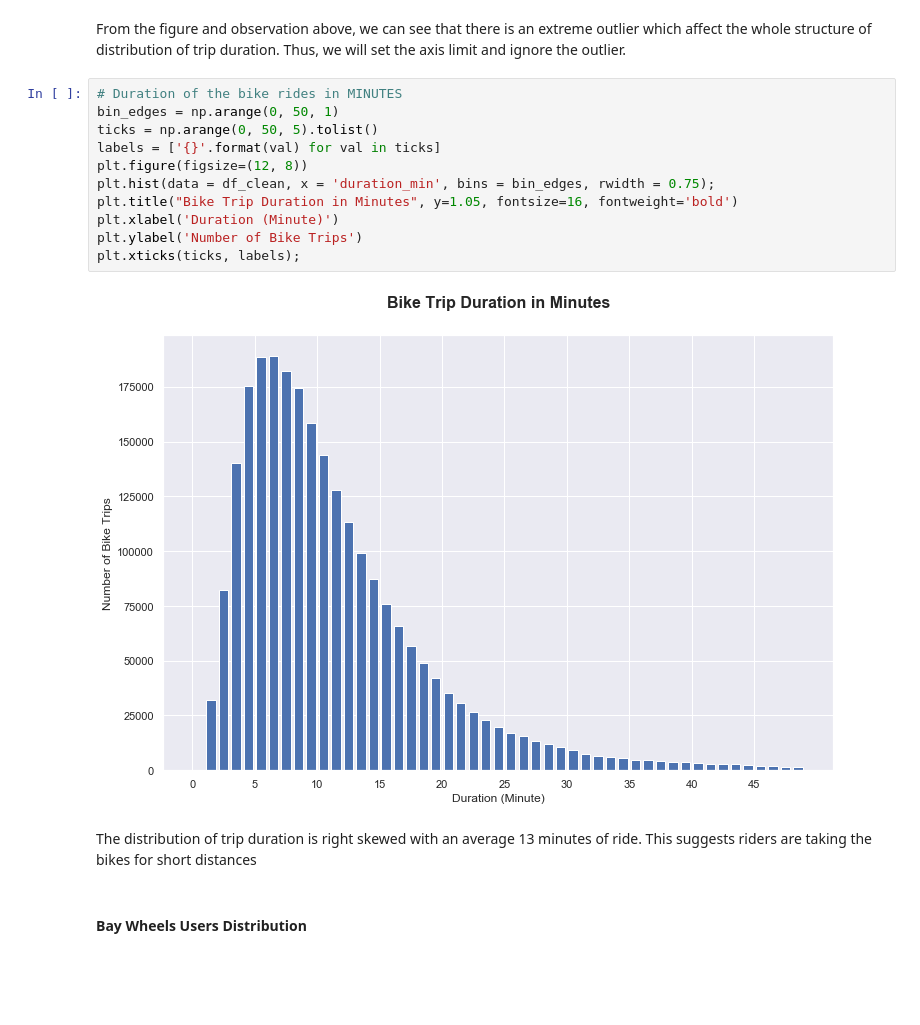
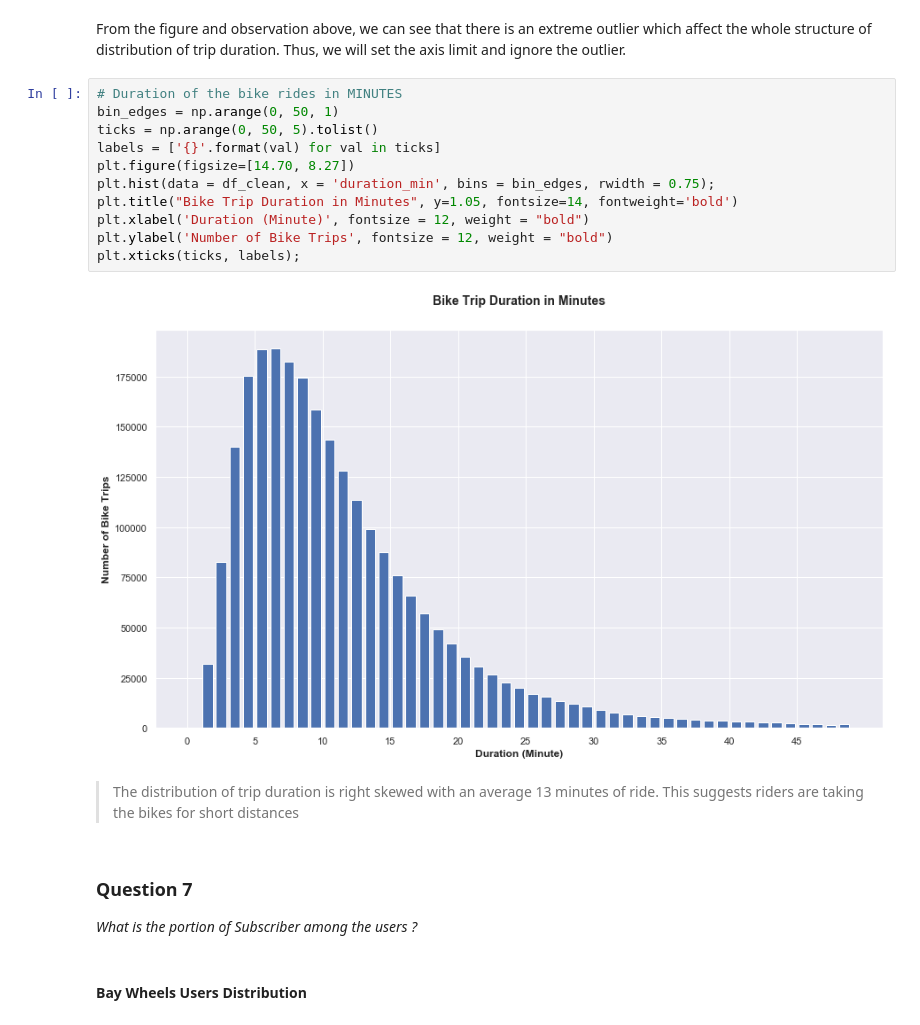
Before and after one commit to Kennedy0904/Udacity, a Jupyter notebook: Project Communicate_Data_Findings/exploration_template.ipynb, the cells around one changed output. Saved outputs shown, nothing was run; the diff lists cells and outputs as text; blank space fills up the shorter version.

```diff
--- a/Project Communicate_Data_Findings/exploration_template.ipynb
+++ b/Project Communicate_Data_Findings/exploration_template.ipynb
@@ -610,18 +640,21 @@ From the figure and observation above, we can see that there is an extreme outli
 # %%
 # Duration of the bike rides in MINUTES
 bin_edges = np.arange(0, 50, 1)
 ticks = np.arange(0, 50, 5).tolist()
 labels = ['{}'.format(val) for val in ticks]
-plt.figure(figsize=(12, 8))
+plt.figure(figsize=[14.70, 8.27])
 plt.hist(data = df_clean, x = 'duration_min', bins = bin_edges, rwidth = 0.75);
-plt.title("Bike Trip Duration in Minutes", y=1.05, fontsize=16, fontweight='bold')
-plt.xlabel('Duration (Minute)')
-plt.ylabel('Number of Bike Trips')
+plt.title("Bike Trip Duration in Minutes", y=1.05, fontsize=14, fontweight='bold')
+plt.xlabel('Duration (Minute)', fontsize = 12, weight = "bold")
+plt.ylabel('Number of Bike Trips', fontsize = 12, weight = "bold")
 plt.xticks(ticks, labels);
 # %% [output]
-[figure, old version]
+[figure, new version]
 # %% [markdown]
-The distribution of trip duration is right skewed with an average 13 minutes of ride. This suggests riders are taking the bikes for short distances
+> The distribution of trip duration is right skewed with an average 13 minutes of ride. This suggests riders are taking the bikes for short distances
+# %% [markdown]
+### Question 7
+*What is the portion of Subscriber among the users ?*
 # %% [markdown]
 #### Bay Wheels Users Distribution
 # %%
```
Also changed, not shown: parts of 81 cells of this notebook, 2 other files.
